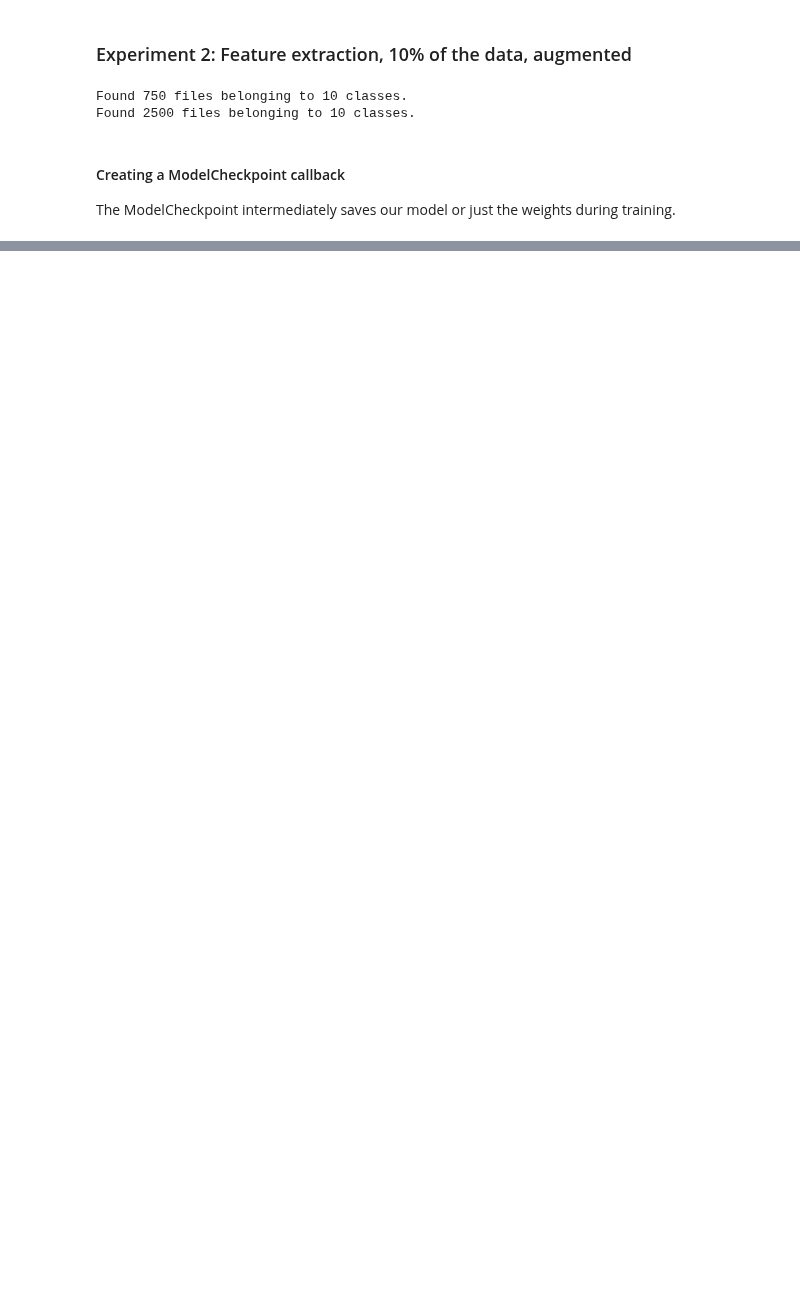
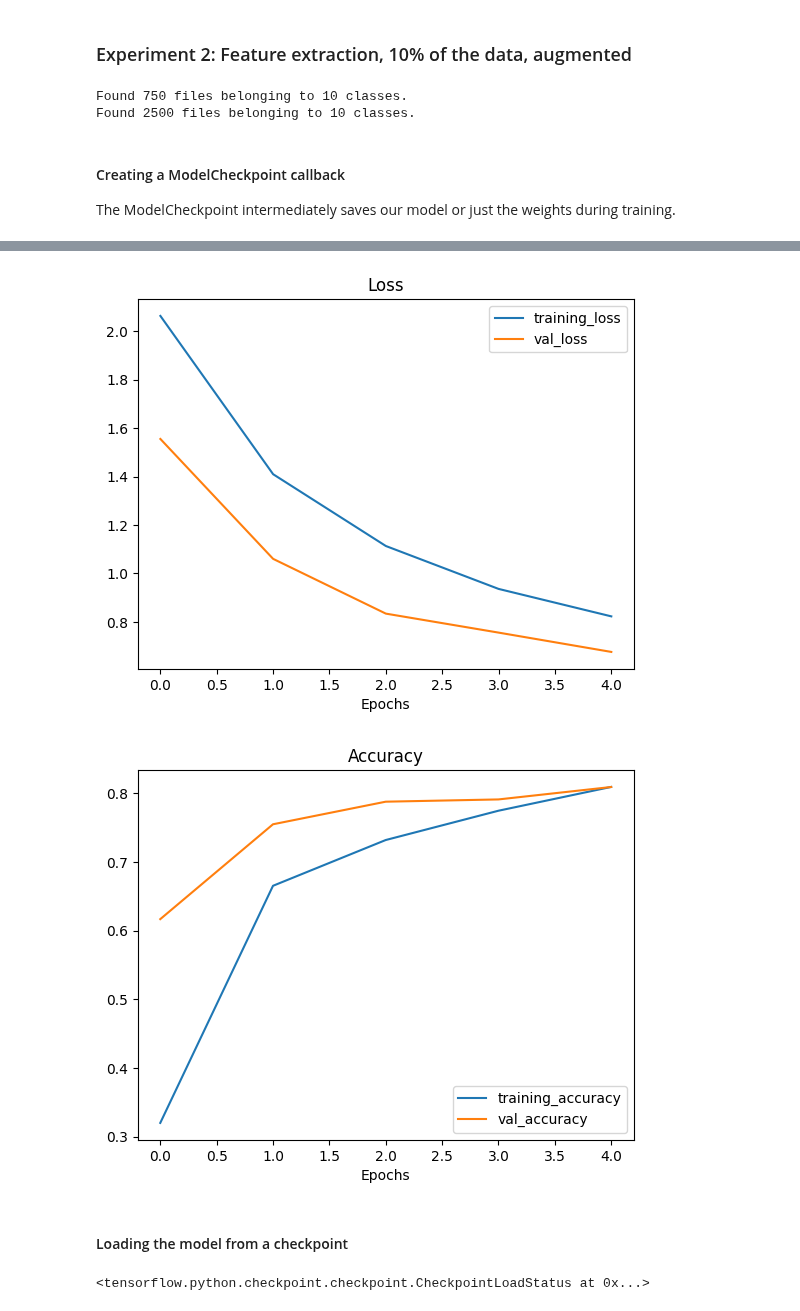
Before and after one commit to kacper-dobrow/tensorflow-course, a Jupyter notebook: 05_transfer_learning_in_tensorflow_part_2_fine_tuning.ipynb, the cells around one changed output, grey strips where cells are left out. Cells and saved outputs as stored; diff of their text form; code cells hidden in the pictures; blank space fills up the shorter version.

```diff
--- a/05_transfer_learning_in_tensorflow_part_2_fine_tuning.ipynb
+++ b/05_transfer_learning_in_tensorflow_part_2_fine_tuning.ipynb
@@ -544,0 +552,13 @@ Epoch 5/5
+# %%
+# Plot model loss curves
+plot_loss_curves(history_2)
+# %% [output]
+[figure, added]
+[figure, added]
+# %% [markdown]
+#### Loading the model from a checkpoint
+# %%
+# Load in saved model weights
+model_2.load_weights(checkpoint_path)
+# %% [output]
+<tensorflow.python.checkpoint.checkpoint.CheckpointLoadStatus at 0x...>
```
Also changed, not shown: parts of 51 cells of this notebook.
